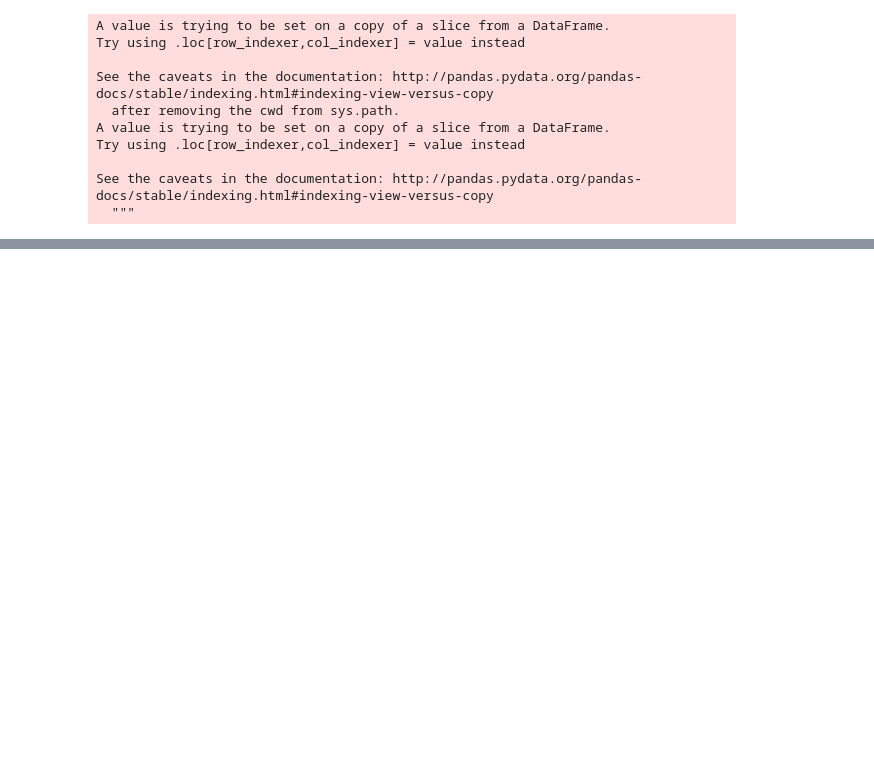
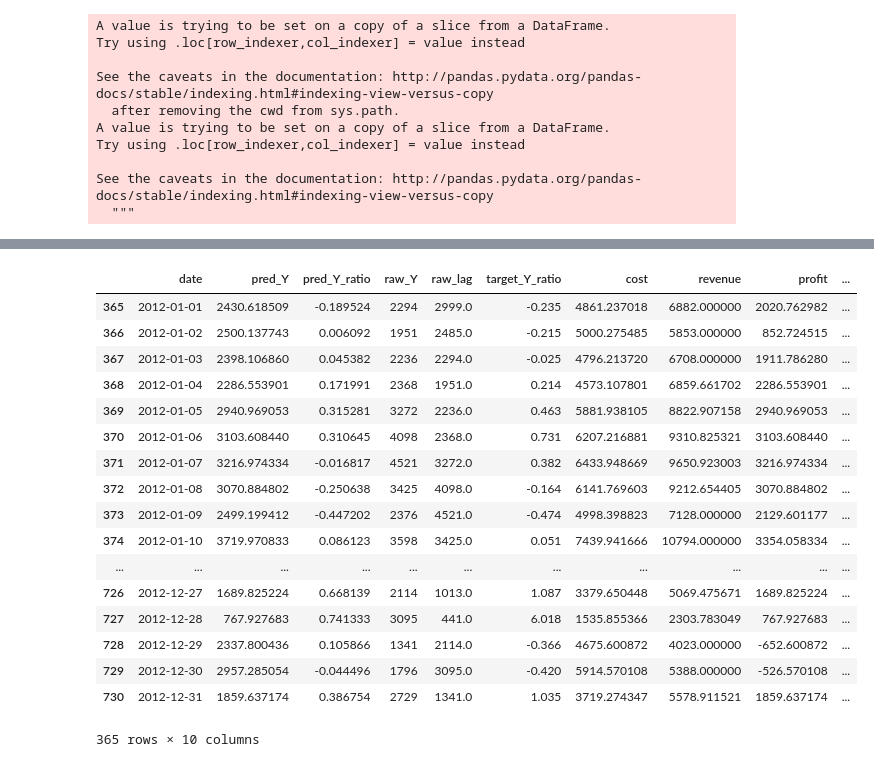
Before and after one commit to alex44jzy/nus-bikesharing, a Jupyter notebook: BikeSharing.ipynb, the cells around one changed output, grey strips where cells are left out. Drawn from its saved outputs; the diff is of its cells as text; code cells hidden in the pictures; blank space fills up the shorter version.

Commit message:
add models

```diff
--- a/BikeSharing.ipynb
+++ b/BikeSharing.ipynb
@@ -520,5 +483,0 @@ y_test_register = test.registered
-# %%
-from sklearn.preprocessing import StandardScaler
-scaler = StandardScaler().fit(train[numerical_cols])
-train[numerical_cols] = scaler.transform(train[numerical_cols])
-test[numerical_cols] = scaler.transform(test[numerical_cols])
@@ -538,3 +483,0 @@ drop_col = ['dteday', 'yr', 'mnth', 'weekday', 'season', 'weathersit', 'cnt', 'r
-# %%
-train = train.drop(drop_col, axis = 1)
-test = test.drop(drop_col, axis = 1)
@@ -657,0 +484,11 @@ test
+# %%
+xgbModel = xgboost.XGBRegressor(n_estimators=100,
+                           learning_rate=0.09,
+                           gamma=0.1,
+                           subsample=0.6,
+                           colsample_bytree=0.8,
+                           max_depth=7,
+                           alpha=1,
+                           reg_lambda = 9
+                          )
+xgbModel.fit(train_X,train_Y)
@@ -657,0 +510,6 @@ test
+# %%
+predictions = xgbModel.predict(test_X)
+res = constructResultDf(test.cnt, test.cnt_lag2, predictions, test_Y, test.dteday)
+time = [x + 1 for x in range(0, predictions.shape[0])]
+plotGraph(time, res.target_Y_ratio, res.pred_Y_ratio, xaxis = 'Time', yaxis = 'count increase ratio',
+         title = 'XGBoost ratio test dataset prediction vs orgrin', long = True)
@@ -657,0 +523,21 @@ test
+# %%
+res
+# %% [output]
+|  | date | pred_Y | pred_Y_ratio | raw_Y | raw_lag | target_Y_ratio | cost | revenue | profit | ... |
+| 365 | 2012-01-01 | 2430.618509 | -0.189524 | 2294 | 2999.0 | -0.235 | 4861.237018 | 6882.000000 | 2020.762982 | ... |
+| 366 | 2012-01-02 | 2500.137743 | 0.006092 | 1951 | 2485.0 | -0.215 | 5000.275485 | 5853.000000 | 852.724515 | ... |
+| 367 | 2012-01-03 | 2398.106860 | 0.045382 | 2236 | 2294.0 | -0.025 | 4796.213720 | 6708.000000 | 1911.786280 | ... |
+| 368 | 2012-01-04 | 2286.553901 | 0.171991 | 2368 | 1951.0 | 0.214 | 4573.107801 | 6859.661702 | 2286.553901 | ... |
+| 369 | 2012-01-05 | 2940.969053 | 0.315281 | 3272 | 2236.0 | 0.463 | 5881.938105 | 8822.907158 | 2940.969053 | ... |
+| 370 | 2012-01-06 | 3103.608440 | 0.310645 | 4098 | 2368.0 | 0.731 | 6207.216881 | 9310.825321 | 3103.608440 | ... |
+| 371 | 2012-01-07 | 3216.974334 | -0.016817 | 4521 | 3272.0 | 0.382 | 6433.948669 | 9650.923003 | 3216.974334 | ... |
+| 372 | 2012-01-08 | 3070.884802 | -0.250638 | 3425 | 4098.0 | -0.164 | 6141.769603 | 9212.654405 | 3070.884802 | ... |
+| 373 | 2012-01-09 | 2499.199412 | -0.447202 | 2376 | 4521.0 | -0.474 | 4998.398823 | 7128.000000 | 2129.601177 | ... |
+| 374 | 2012-01-10 | 3719.970833 | 0.086123 | 3598 | 3425.0 | 0.051 | 7439.941666 | 10794.000000 | 3354.058334 | ... |
+| ... | ... | ... | ... | ... | ... | ... | ... | ... | ... | ... |
+| 726 | 2012-12-27 | 1689.825224 | 0.668139 | 2114 | 1013.0 | 1.087 | 3379.650448 | 5069.475671 | 1689.825224 | ... |
+| 727 | 2012-12-28 | 767.927683 | 0.741333 | 3095 | 441.0 | 6.018 | 1535.855366 | 2303.783049 | 767.927683 | ... |
+| 728 | 2012-12-29 | 2337.800436 | 0.105866 | 1341 | 2114.0 | -0.366 | 4675.600872 | 4023.000000 | -652.600872 | ... |
+| 729 | 2012-12-30 | 2957.285054 | -0.044496 | 1796 | 3095.0 | -0.420 | 5914.570108 | 5388.000000 | -526.570108 | ... |
+| 730 | 2012-12-31 | 1859.637174 | 0.386754 | 2729 | 1341.0 | 1.035 | 3719.274347 | 5578.911521 | 1859.637174 | ... |
+365 rows × 10 columns
```
Also changed, not shown: parts of 53 cells of this notebook, 9 other files.
